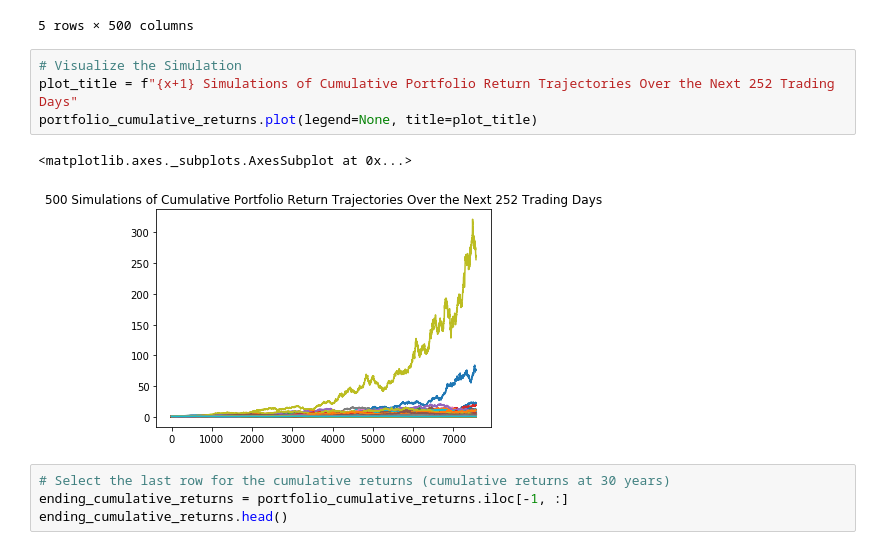
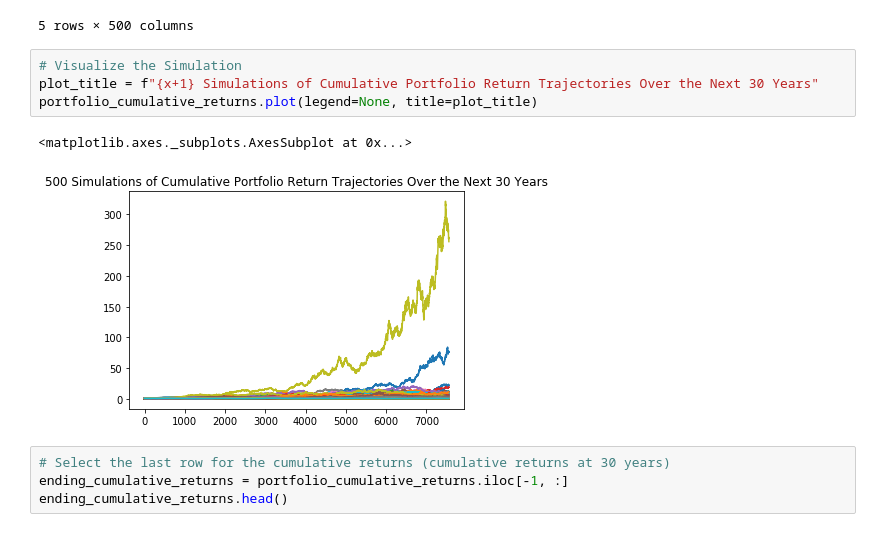
Before and after one commit to KevinLacap/KevinLacap, a Jupyter notebook: 2 Python/portfolio_planner.ipynb, the cells around one changed output. Cells and saved outputs as stored; diff of their text form.

Commit message:
API-HW portfolio_planner 3

```diff
--- a/2 Python/portfolio_planner.ipynb
+++ b/2 Python/portfolio_planner.ipynb
@@ -178,11 +178,11 @@ portfolio_cumulative_returns.head()
 5 rows × 500 columns
 # %%
 # Visualize the Simulation
-plot_title = f"{x+1} Simulations of Cumulative Portfolio Return Trajectories Over the Next 252 Trading Days"
+plot_title = f"{x+1} Simulations of Cumulative Portfolio Return Trajectories Over the Next 30 Years"
 portfolio_cumulative_returns.plot(legend=None, title=plot_title)
 # %% [output]
 <matplotlib.axes._subplots.AxesSubplot at 0x...>
-[figure, old version]
+[figure, new version]
 # %%
 # Select the last row for the cumulative returns (cumulative returns at 30 years)
 ending_cumulative_returns = portfolio_cumulative_returns.iloc[-1, :]
```
Also changed, not shown: parts of 1 cell of this notebook.
